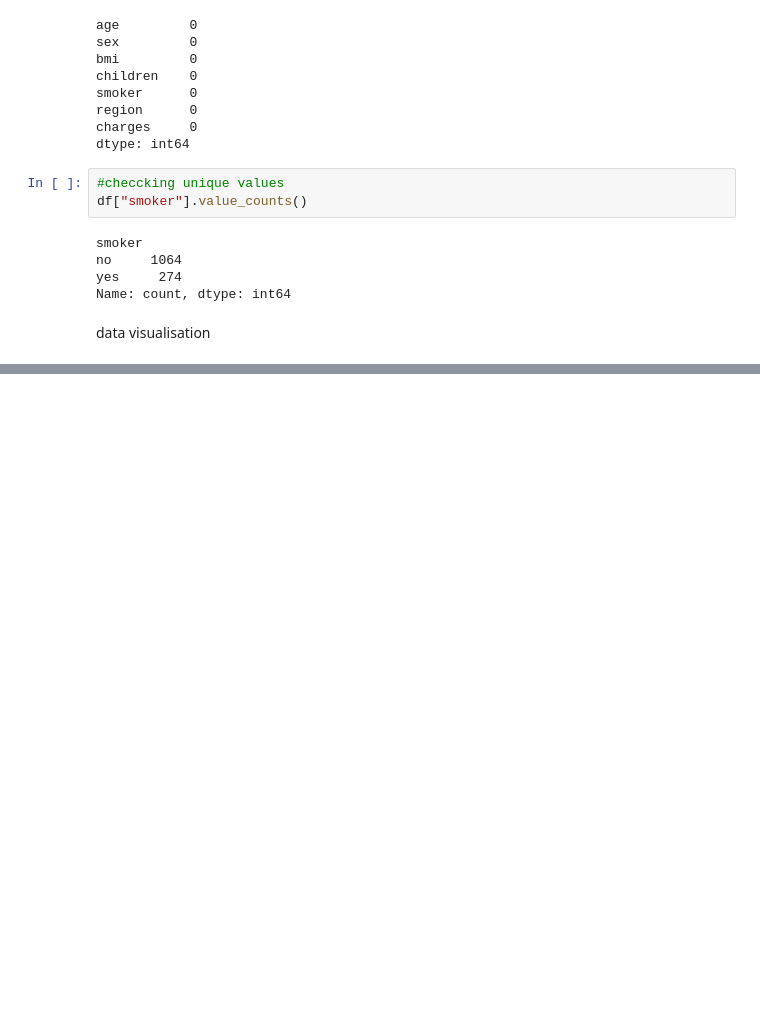
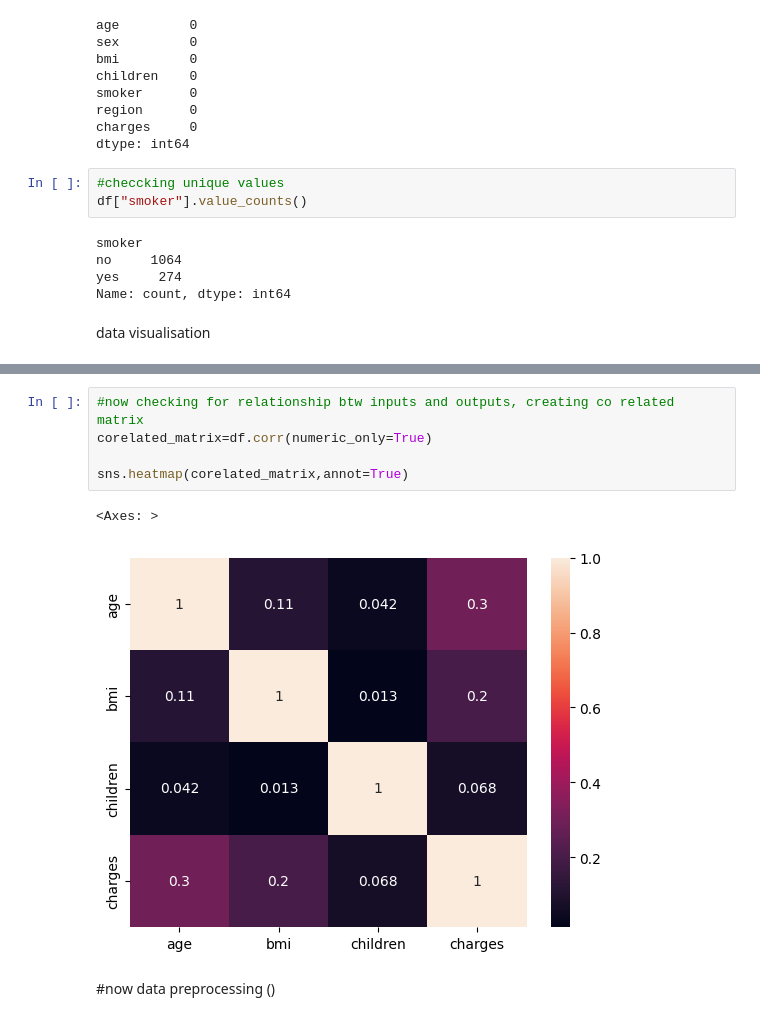
Before and after one commit to tanveer10430/Insurance-Charges-Prediction-using-EDA-and-ML, a Jupyter notebook: insurance.ipynb, the cells around one changed output, grey strips where cells are left out. Cells and saved outputs as stored; diff of their text form; blank space fills up the shorter version.

```diff
--- a/insurance.ipynb
+++ b/insurance.ipynb
@@ -69,0 +99,10 @@ data visualisation
+# %%
+#now checking for relationship btw inputs and outputs, creating co related matrix
+corelated_matrix=df.corr(numeric_only=True)
+
+sns.heatmap(corelated_matrix,annot=True)
+# %% [output]
+<Axes: >
+[figure, added]
+# %% [markdown]
+#now data preprocessing ()
```
Also changed, not shown: parts of 24 cells of this notebook, 1 other file.
